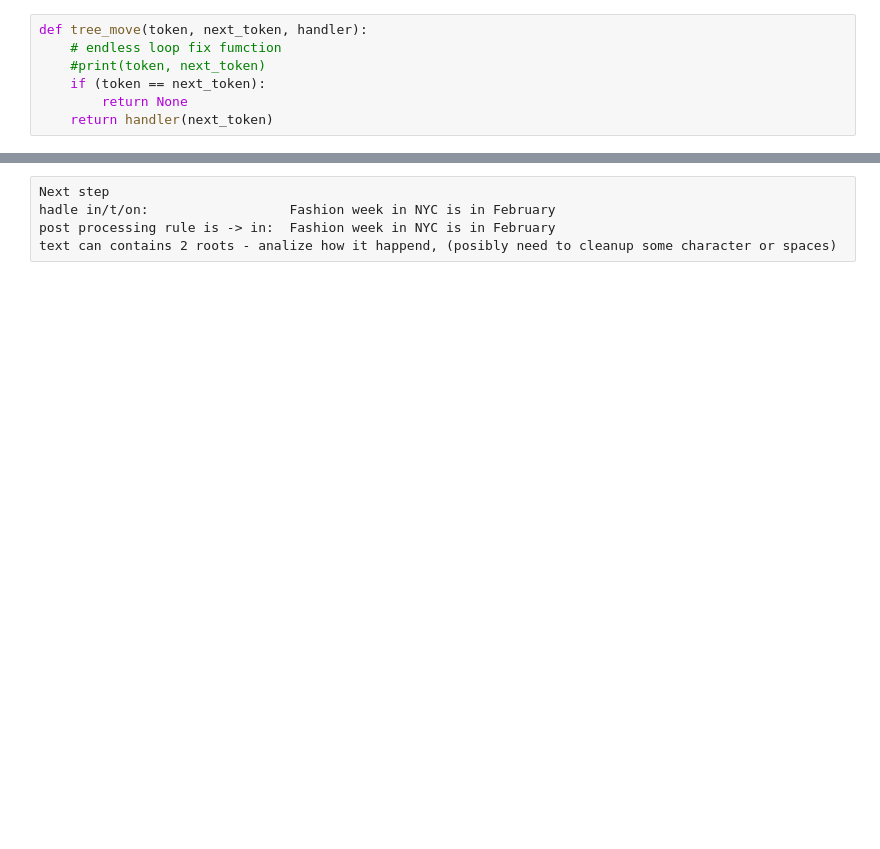
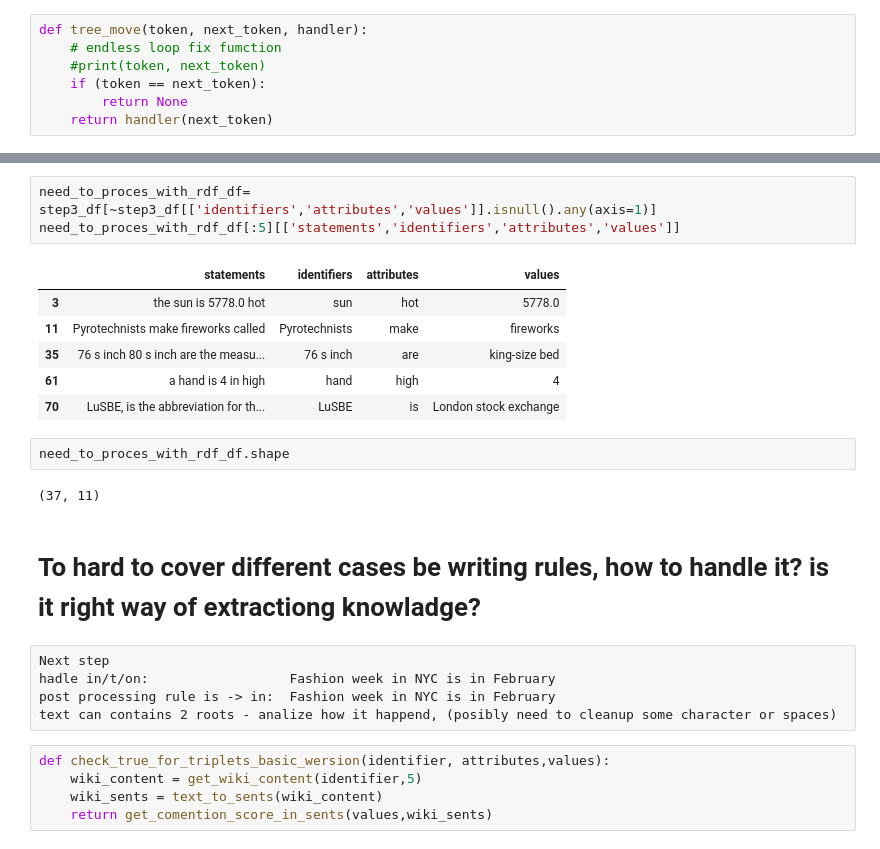
Before and after one commit to sudodoki/prj-nlp, a Jupyter notebook: students/Nazar/HW4/factoid/Fact checking.ipynb, the cells around one changed output, grey strips where cells are left out. Cells and saved outputs as stored; diff of their text form; blank space fills up the shorter version.

```diff
--- a/students/Nazar/HW4/factoid/Fact checking.ipynb
+++ b/students/Nazar/HW4/factoid/Fact checking.ipynb
@@ -467,5 +579,26 @@ You are my HERO!!!!
+# %%
+need_to_proces_with_rdf_df=  step3_df[~step3_df[['identifiers','attributes','values']].isnull().any(axis=1)]
+need_to_proces_with_rdf_df[:5][['statements','identifiers','attributes','values']]
+# %% [output]
+|  | statements | identifiers | attributes | values |
+| 3 | the sun is 5778.0 hot | sun | hot | 5778.0 |
+| 11 | Pyrotechnists make fireworks called | Pyrotechnists | make | fireworks |
+| 35 | 76 s inch 80 s inch are the measu... | 76 s inch | are | king-size bed |
+| 61 | a hand is 4 in high | hand | high | 4 |
+| 70 | LuSBE, is the abbreviation for th... | LuSBE | is | London stock exchange |
+# %%
+need_to_proces_with_rdf_df.shape
+# %% [output]
+(37, 11)
+# %% [markdown]
+# To hard to cover different cases be writing rules, how to handle it? is it right way of extractiong knowladge?
 # %% [raw]
 Next step
 hadle in/t/on:                  Fashion week in NYC is in February
 post processing rule is -> in:  Fashion week in NYC is in February
 text can contains 2 roots - analize how it happend, (posibly need to cleanup some character or spaces)
+# %%
+def check_true_for_triplets_basic_wersion(identifier, attributes,values):
+    wiki_content = get_wiki_content(identifier,5)
+    wiki_sents = text_to_sents(wiki_content)
+    return get_comention_score_in_sents(values,wiki_sents)
```
Also changed, not shown: parts of 19 cells of this notebook, 5 other files.
